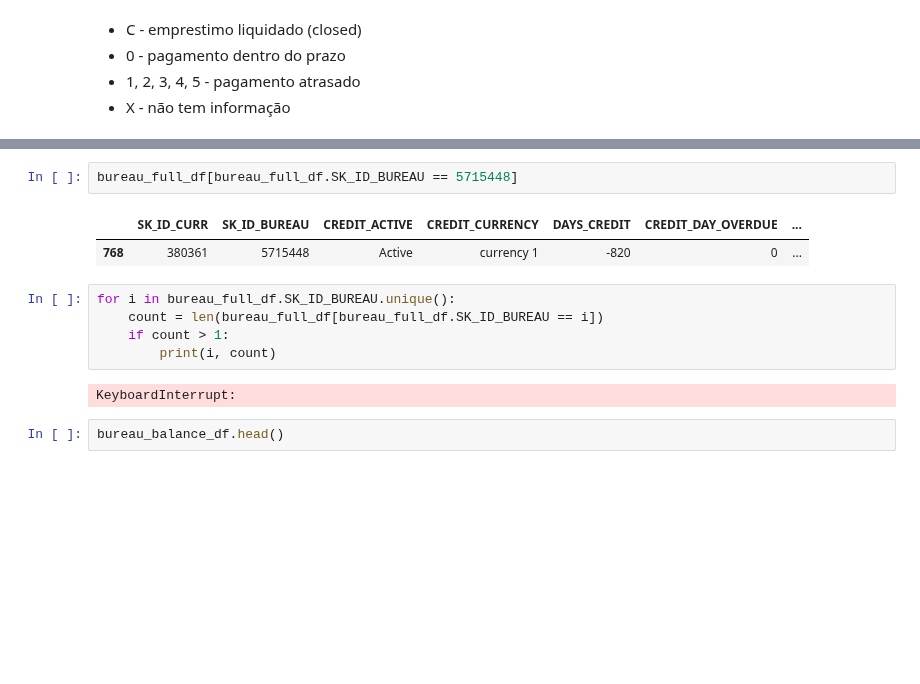
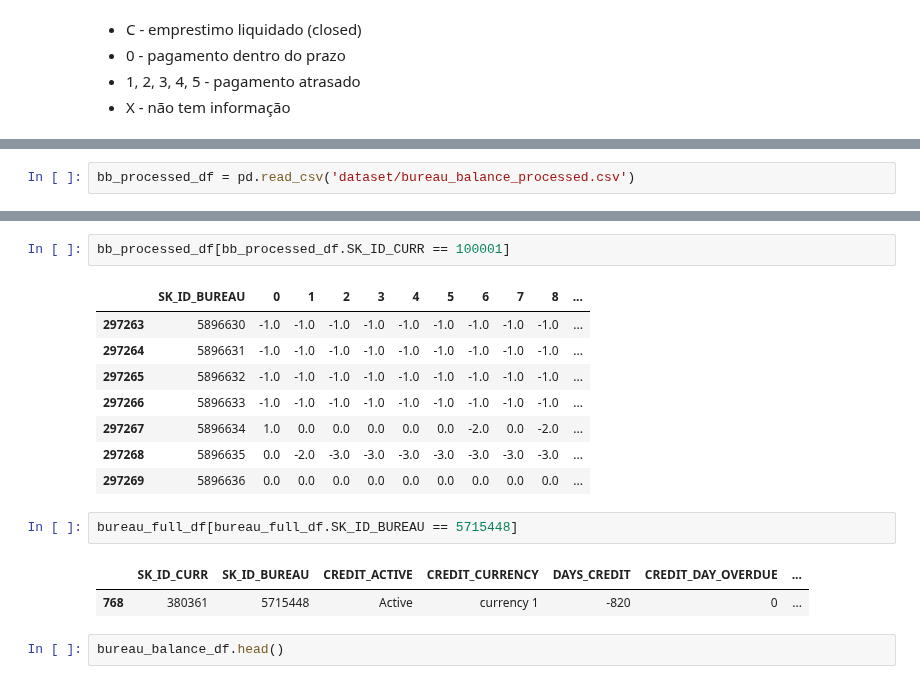
Before and after one commit to thiagobrito/home-credit-default-risk, a Jupyter notebook: bureau-balance.ipynb, the cells around one changed output, grey strips where cells are left out. Saved outputs shown, nothing was run; the diff lists cells and outputs as text; blank space fills up the shorter version.

```diff
--- a/bureau-balance.ipynb
+++ b/bureau-balance.ipynb
@@ -338,0 +466,2 @@ bureau_balance_df[bureau_balance_df.SK_ID_BUREAU == 5714462]
+# %%
+bb_processed_df = pd.read_csv('dataset/bureau_balance_processed.csv')
@@ -339,15 +487,19 @@ bureau_balance_df[bureau_balance_df.SK_ID_BUREAU == 5714462]
+# %%
+bb_processed_df[bb_processed_df.SK_ID_CURR == 100001]
+# %% [output]
+|  | SK_ID_BUREAU | 0 | 1 | 2 | 3 | 4 | 5 | 6 | 7 | 8 | ... |
+| 297263 | 5896630 | -1.0 | -1.0 | -1.0 | -1.0 | -1.0 | -1.0 | -1.0 | -1.0 | -1.0 | ... |
+| 297264 | 5896631 | -1.0 | -1.0 | -1.0 | -1.0 | -1.0 | -1.0 | -1.0 | -1.0 | -1.0 | ... |
+| 297265 | 5896632 | -1.0 | -1.0 | -1.0 | -1.0 | -1.0 | -1.0 | -1.0 | -1.0 | -1.0 | ... |
+| 297266 | 5896633 | -1.0 | -1.0 | -1.0 | -1.0 | -1.0 | -1.0 | -1.0 | -1.0 | -1.0 | ... |
+| 297267 | 5896634 | 1.0 | 0.0 | 0.0 | 0.0 | 0.0 | 0.0 | -2.0 | 0.0 | -2.0 | ... |
+| 297268 | 5896635 | 0.0 | -2.0 | -3.0 | -3.0 | -3.0 | -3.0 | -3.0 | -3.0 | -3.0 | ... |
+| 297269 | 5896636 | 0.0 | 0.0 | 0.0 | 0.0 | 0.0 | 0.0 | 0.0 | 0.0 | 0.0 | ... |
 # %%
 bureau_full_df[bureau_full_df.SK_ID_BUREAU == 5715448]
 # %% [output]
 |  | SK_ID_CURR | SK_ID_BUREAU | CREDIT_ACTIVE | CREDIT_CURRENCY | DAYS_CREDIT | CREDIT_DAY_OVERDUE | ... |
 | 768 | 380361 | 5715448 | Active | currency 1 | -820 | 0 | ... |
-# %%
-for i in bureau_full_df.SK_ID_BUREAU.unique():
-    count = len(bureau_full_df[bureau_full_df.SK_ID_BUREAU == i])
-    if count > 1:
-        print(i, count)
-# %% [output]
-KeyboardInterrupt:
 # %%
 bureau_balance_df.head()
 # %% [output]
```
Also changed, not shown: parts of 20 cells of this notebook, 4 other files.
